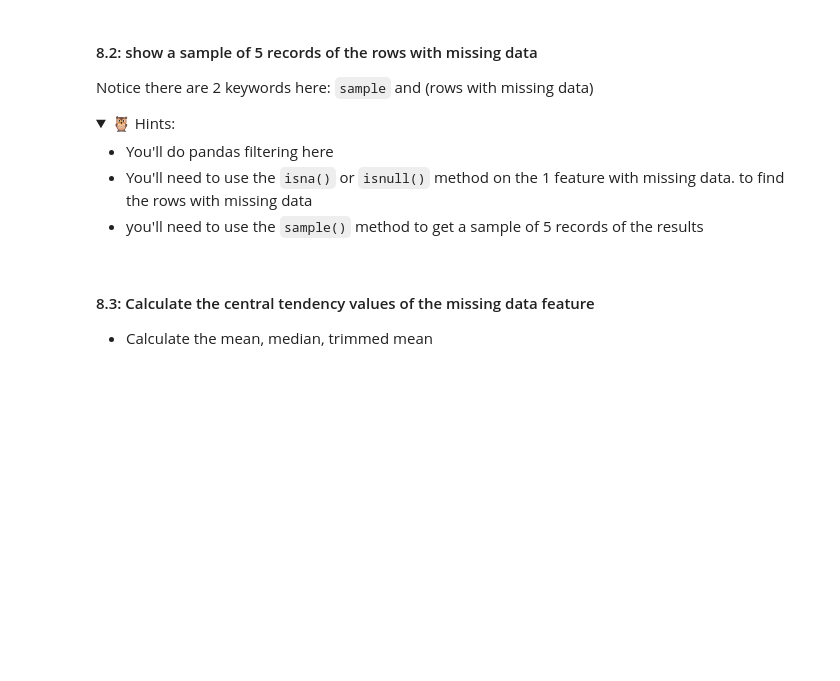
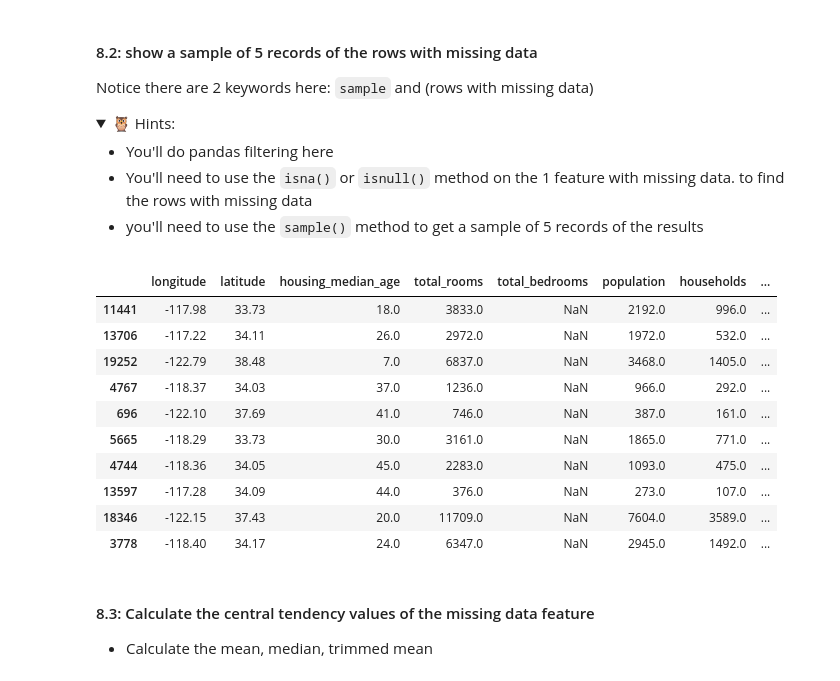
Before and after one commit to IT4063-Spring2025/eda-assignment-ravinayakk, a Jupyter notebook: notebook.ipynb, the cells around one changed output. Cells and saved outputs as stored; diff of their text form; code cells hidden in the pictures; folded sections open; blank space fills up the shorter version.

```diff
--- a/notebook.ipynb
+++ b/notebook.ipynb
@@ -347,6 +363,19 @@ Notice there are 2 keywords here: `sample` and (rows with missing data)
 </details>
 # %%
 # 💻 use Pandas Filtering to show all the records with missing `total_bedrooms` field
+housing[housing["total_bedrooms"].isnull()].sample(10)
+# %% [output]
+|  | longitude | latitude | housing_median_age | total_rooms | total_bedrooms | population | households | ... |
+| 11441 | -117.98 | 33.73 | 18.0 | 3833.0 | NaN | 2192.0 | 996.0 | ... |
+| 13706 | -117.22 | 34.11 | 26.0 | 2972.0 | NaN | 1972.0 | 532.0 | ... |
+| 19252 | -122.79 | 38.48 | 7.0 | 6837.0 | NaN | 3468.0 | 1405.0 | ... |
+| 4767 | -118.37 | 34.03 | 37.0 | 1236.0 | NaN | 966.0 | 292.0 | ... |
+| 696 | -122.10 | 37.69 | 41.0 | 746.0 | NaN | 387.0 | 161.0 | ... |
+| 5665 | -118.29 | 33.73 | 30.0 | 3161.0 | NaN | 1865.0 | 771.0 | ... |
+| 4744 | -118.36 | 34.05 | 45.0 | 2283.0 | NaN | 1093.0 | 475.0 | ... |
+| 13597 | -117.28 | 34.09 | 44.0 | 376.0 | NaN | 273.0 | 107.0 | ... |
+| 18346 | -122.15 | 37.43 | 20.0 | 11709.0 | NaN | 7604.0 | 3589.0 | ... |
+| 3778 | -118.40 | 34.17 | 24.0 | 6347.0 | NaN | 2945.0 | 1492.0 | ... |
 # %% [markdown]
 #### 8.3: Calculate the central tendency values of the missing data feature
 * Calculate the mean, median, trimmed mean
```
Also changed, not shown: parts of 5 cells of this notebook.
